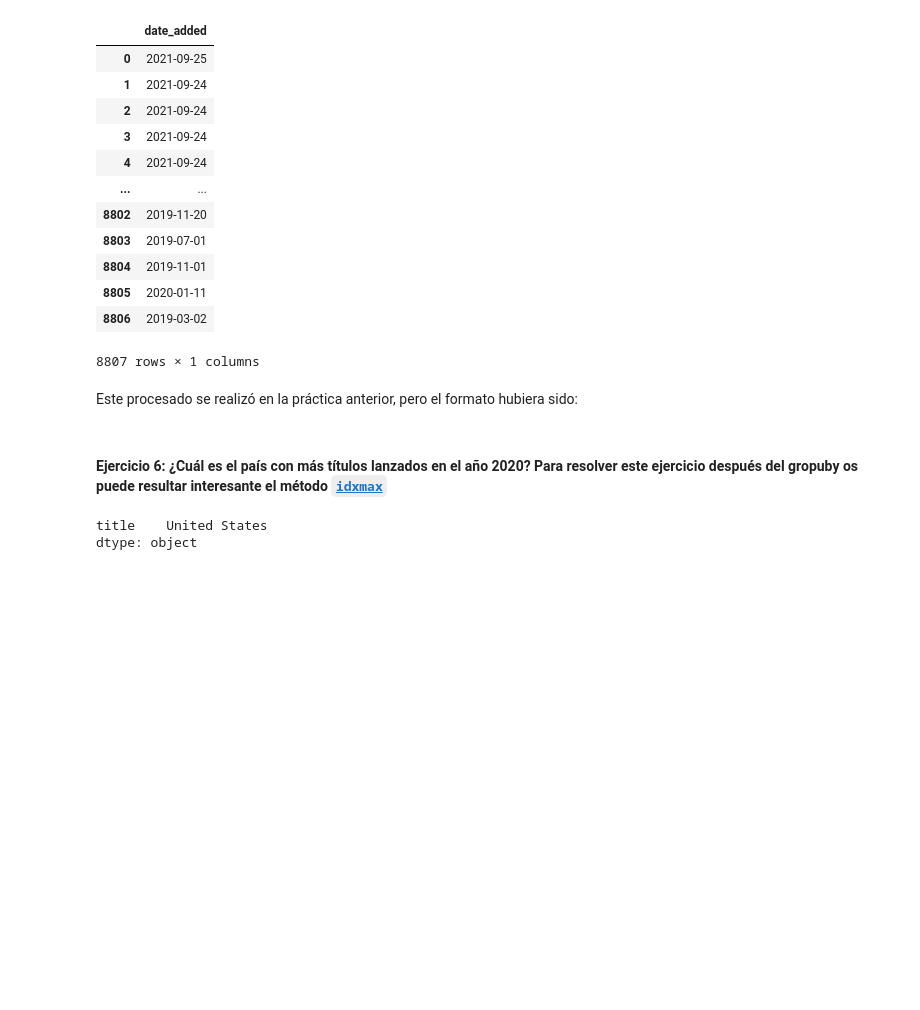
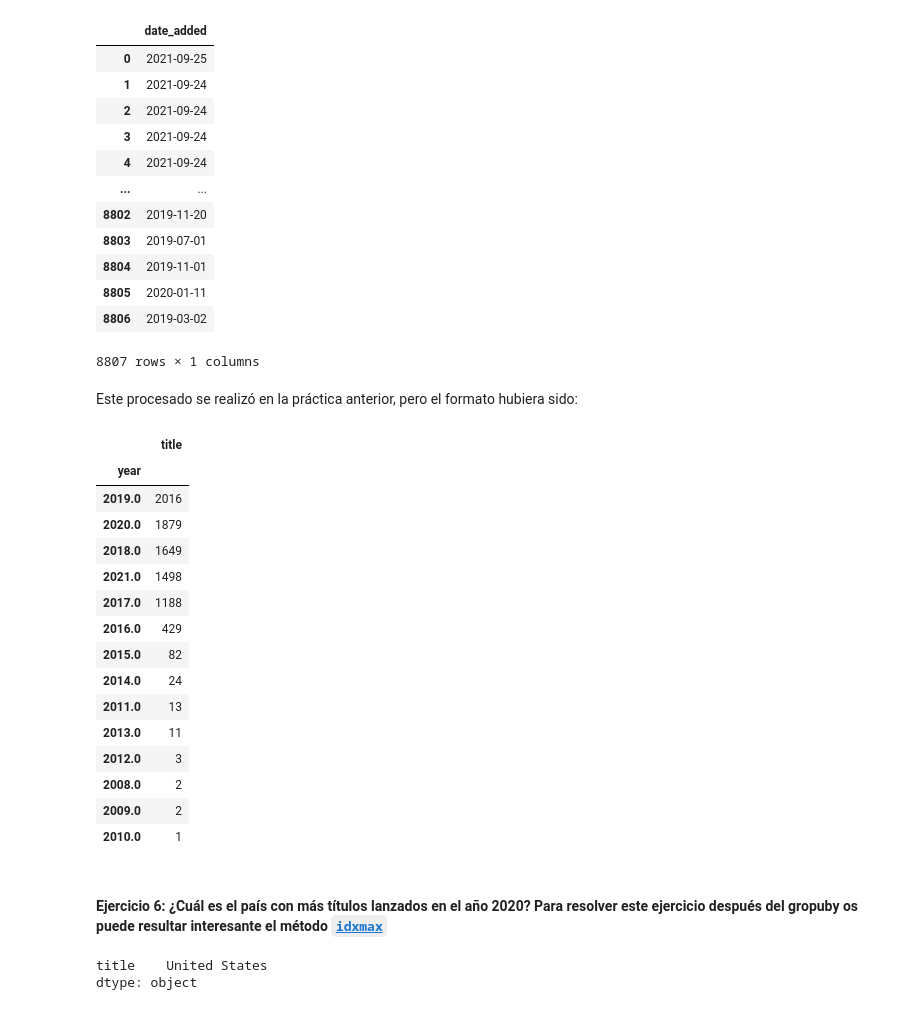
Before and after one commit to MiguelLopezVirues/modulo2_leccion3_pandas_filtrado_groupby, a Jupyter notebook: laboratorio-modulo2-leccion03-groupby.ipynb, the cells around one changed output. Drawn from its saved outputs; the diff is of its cells as text; code cells hidden in the pictures; blank space fills up the shorter version.

```diff
--- a/laboratorio-modulo2-leccion03-groupby.ipynb
+++ b/laboratorio-modulo2-leccion03-groupby.ipynb
@@ -134,3 +135,23 @@ netflix["date_added"] = pd.to_datetime(netflix["date_added"], format='%B %d, %Y'
+# %%
+netflix["year"] = netflix["date_added"].dt.year
+netflix.groupby("year")[["title"]].count().sort_values(by="title",ascending=False)
+# %% [output]
+|  | title |
+| year |  |
+| 2019.0 | 2016 |
+| 2020.0 | 1879 |
+| 2018.0 | 1649 |
+| 2021.0 | 1498 |
+| 2017.0 | 1188 |
+| 2016.0 | 429 |
+| 2015.0 | 82 |
+| 2014.0 | 24 |
+| 2011.0 | 13 |
+| 2013.0 | 11 |
+| 2012.0 | 3 |
+| 2008.0 | 2 |
+| 2009.0 | 2 |
+| 2010.0 | 1 |
 # %% [markdown]
 #### Ejercicio 6: ¿Cuál es el país con más títulos lanzados en el año 2020? Para resolver este ejercicio después del gropuby os puede resultar interesante el método [`idxmax`](https://pandas.pydata.org/docs/reference/api/pandas.DataFrame.idxmax.html)
 # %%
```
Also changed, not shown: parts of 5 cells of this notebook, 1 other file.
